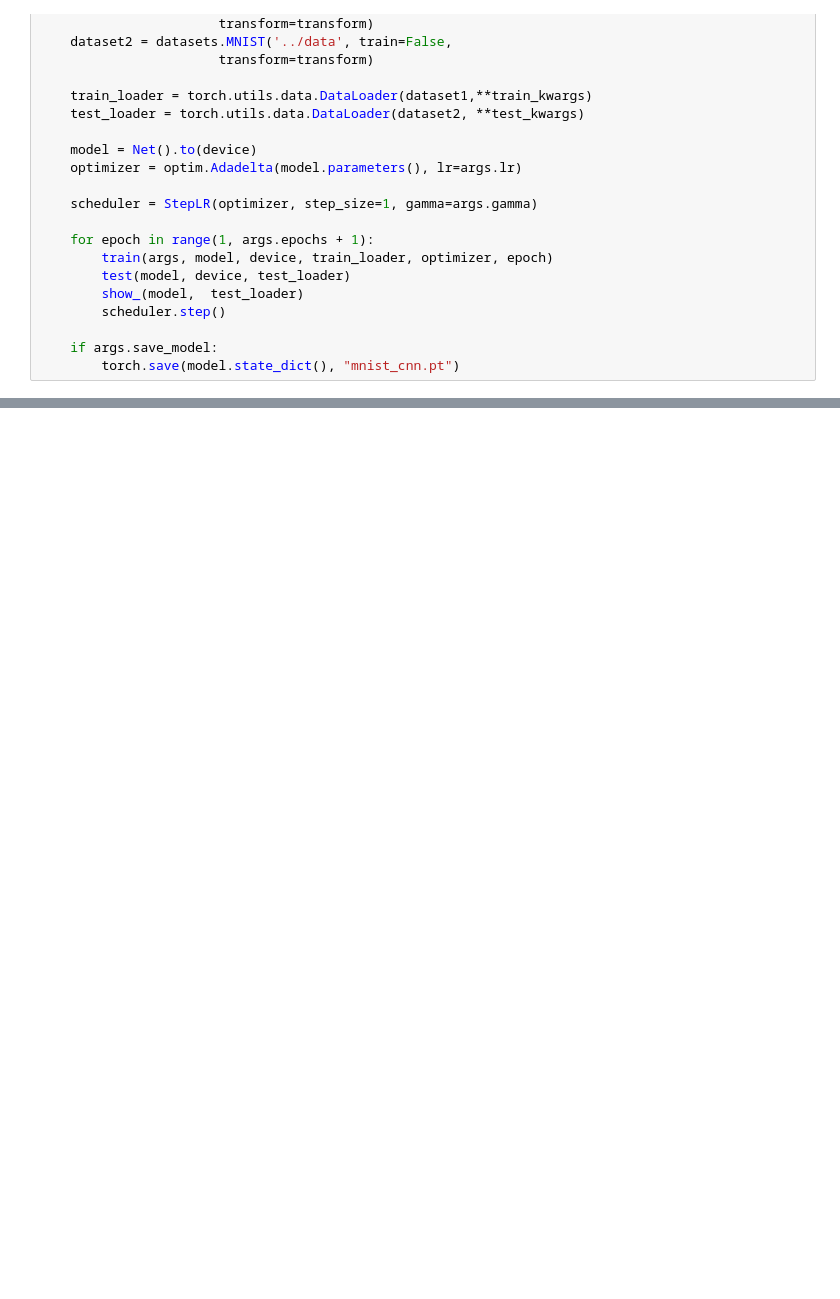
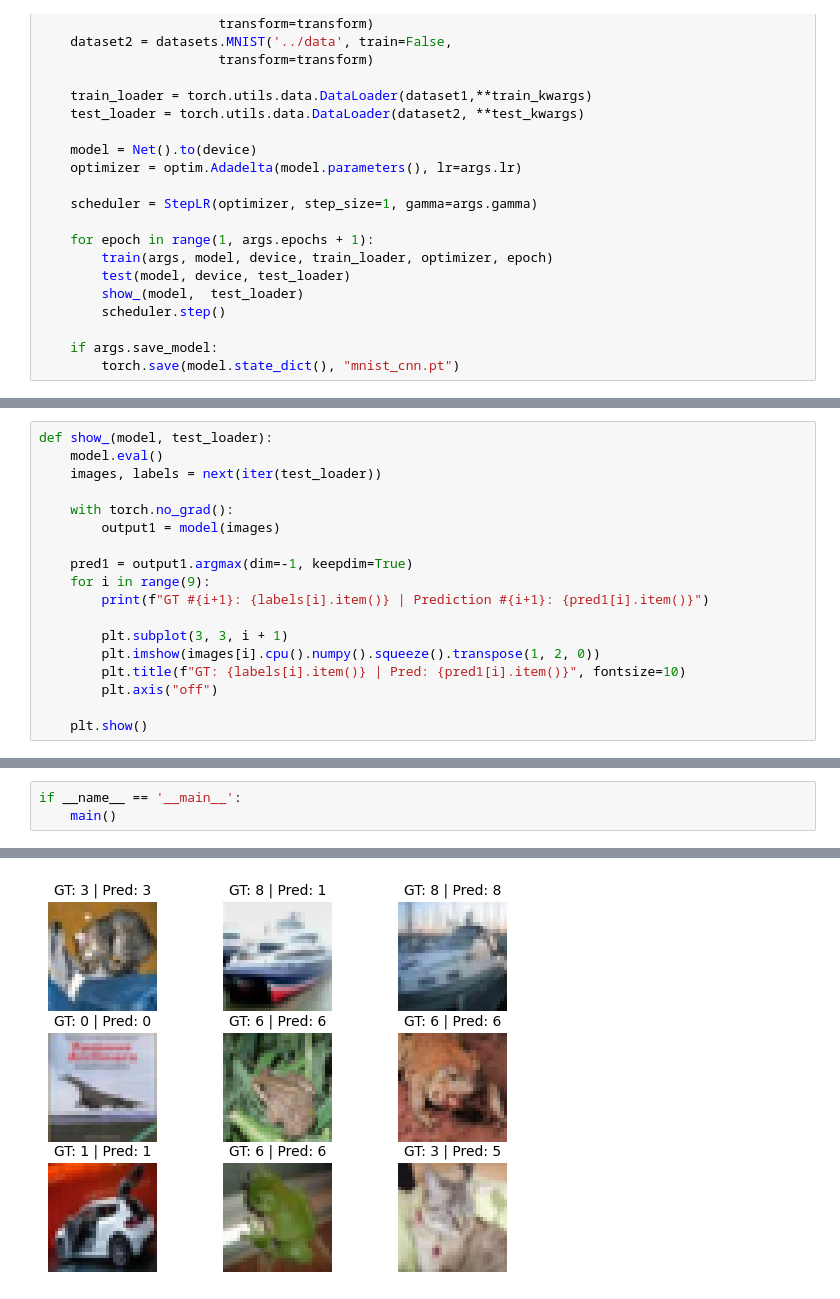
Before and after one commit to TheRealVigilante/AI417Labs, a Jupyter notebook: Lab2/DL - Lab 2.ipynb, the cells around one changed output, grey strips where cells are left out. Saved outputs shown, nothing was run; the diff lists cells and outputs as text; blank space fills up the shorter version.

```diff
--- a/Lab2/DL - Lab 2.ipynb
+++ b/Lab2/DL - Lab 2.ipynb
@@ -198,0 +237,18 @@ GT #9: 5 | Prediction #9: 5
+# %%
+def show_(model, test_loader):
+    model.eval()
+    images, labels = next(iter(test_loader))
+
+    with torch.no_grad():
+        output1 = model(images)
+
+    pred1 = output1.argmax(dim=-1, keepdim=True)
+    for i in range(9):
+        print(f"GT #{i+1}: {labels[i].item()} | Prediction #{i+1}: {pred1[i].item()}")
+
+        plt.subplot(3, 3, i + 1)
+        plt.imshow(images[i].cpu().numpy().squeeze().transpose(1, 2, 0))
+        plt.title(f"GT: {labels[i].item()} | Pred: {pred1[i].item()}", fontsize=10)
+        plt.axis("off")
+
+    plt.show()
@@ -198,0 +329,4 @@ GT #9: 5 | Prediction #9: 5
+# %%
+if __name__ == '__main__':
+    main()
+# %% [output]
@@ -198,0 +350 @@ GT #9: 5 | Prediction #9: 5
+[figure, added]
```
Also changed, not shown: parts of 8 cells of this notebook.
